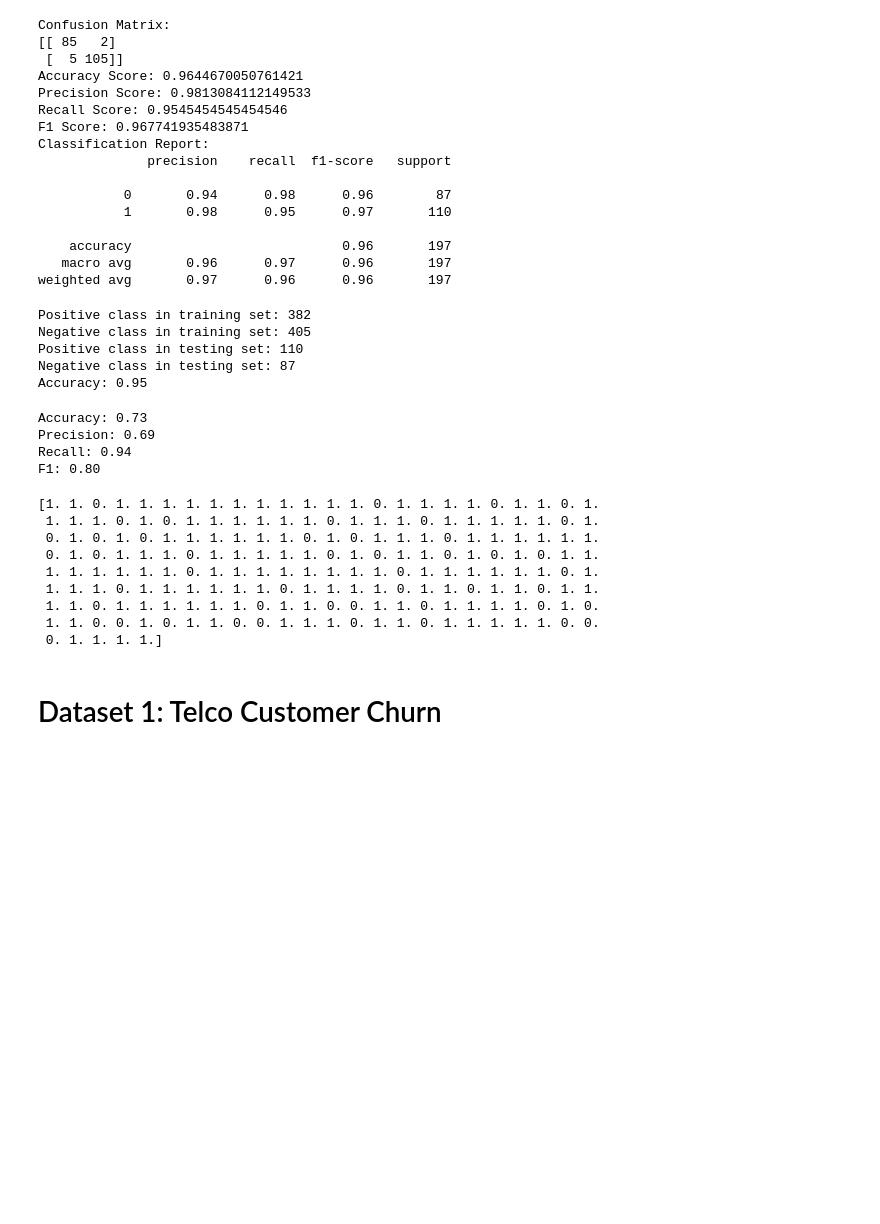
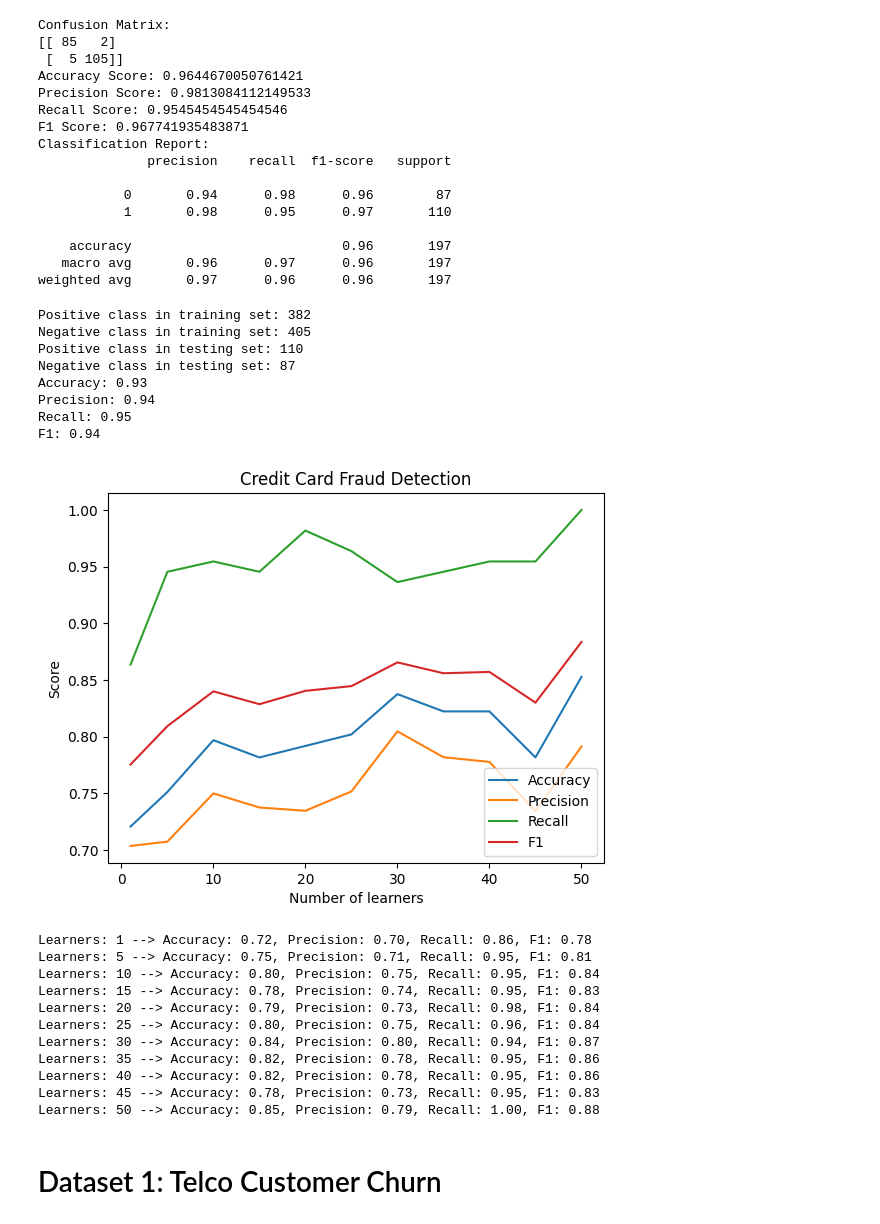
Before and after one commit to shuaibw/cse-472-ML, a Jupyter notebook: offline2/starter.ipynb, the cells around one changed output. Cells and saved outputs as stored; diff of their text form; code cells hidden in the pictures; blank space fills up the shorter version.

Commit message:
Nice👌 plots

```diff
--- a/offline2/starter.ipynb
+++ b/offline2/starter.ipynb
@@ -164,7 +165,7 @@ print(f'Negative class in testing set: {sum(y_test==0)}')
 lr = LogisticRegression(random_state=42)
 
 ada_clf = AdaBoostClassifier(
-    n_estimators=100,
+    n_estimators=20,
 )
 # Train the model
 ada_clf.fit(X_train, y_train)
@@ -175,9 +176,15 @@ y_pred = ada_clf.predict(X_test)
 # Evaluate the model
 accuracy = accuracy_score(y_test, y_pred)
 print(f"Accuracy: {accuracy:.2f}")
+print(f"Precision: {precision_score(y_test, y_pred):.2f}")
+print(f"Recall: {recall_score(y_test, y_pred):.2f}")
+print(f"F1: {f1_score(y_test, y_pred):.2f}")
 # %% [output]
 Positive class in training set: 382
 Negative class in training set: 405
 Positive class in testing set: 110
 Negative class in testing set: 87
-Accuracy: 0.95
+Accuracy: 0.93
+Precision: 0.94
+Recall: 0.95
+F1: 0.94
@@ -293,31 +316,48 @@ def AdaBoostClassifier(X, y, n_estimators=50):
     z = z / np.sum(z)
     return lambda x: np.sign(sum([z[i] * (2*predict(x, h[i])-1) for i in range(n_estimators)]))
     # return lambda x: sum([z[i] * predict(x, h[i]) for i in range(n_estimators)])
-# %%
-ada_clf = AdaBoostClassifier(X_train, y_train, 20)
-y_pred = ada_clf(X_test)
-y_pred[y_pred==-1] = 0
-print(f"Accuracy: {accuracy_score(y_test, y_pred):.2f}")
-print(f"Precision: {precision_score(y_test, y_pred):.2f}")
-print(f"Recall: {recall_score(y_test, y_pred):.2f}")
-print(f"F1: {f1_score(y_test, y_pred):.2f}")
-# %% [output]
-Accuracy: 0.73
-Precision: 0.69
-Recall: 0.94
-F1: 0.80
-# %%
-print(y_pred)
-# %% [output]
-[1. 1. 0. 1. 1. 1. 1. 1. 1. 1. 1. 1. 1. 1. 0. 1. 1. 1. 1. 0. 1. 1. 0. 1.
- 1. 1. 1. 0. 1. 0. 1. 1. 1. 1. 1. 1. 0. 1. 1. 1. 0. 1. 1. 1. 1. 1. 0. 1.
- 0. 1. 0. 1. 0. 1. 1. 1. 1. 1. 1. 0. 1. 0. 1. 1. 1. 0. 1. 1. 1. 1. 1. 1.
- 0. 1. 0. 1. 1. 1. 0. 1. 1. 1. 1. 1. 0. 1. 0. 1. 1. 0. 1. 0. 1. 0. 1. 1.
- 1. 1. 1. 1. 1. 1. 0. 1. 1. 1. 1. 1. 1. 1. 1. 0. 1. 1. 1. 1. 1. 1. 0. 1.
- 1. 1. 1. 0. 1. 1. 1. 1. 1. 1. 0. 1. 1. 1. 1. 0. 1. 1. 0. 1. 1. 0. 1. 1.
- 1. 1. 0. 1. 1. 1. 1. 1. 1. 0. 1. 1. 0. 0. 1. 1. 0. 1. 1. 1. 1. 0. 1. 0.
- 1. 1. 0. 0. 1. 0. 1. 1. 0. 0. 1. 1. 1. 0. 1. 1. 0. 1. 1. 1. 1. 1. 0. 0.
- 0. 1. 1. 1. 1.]
+# %%
+learners = np.arange(0, 51, 5)
+learners[0] = 1
+accuracy = []
+precision = []
+recall = []
+f1 = []
+for n in learners:
+    ada_clf = AdaBoostClassifier(X_train, y_train, n)
+    y_pred = ada_clf(X_test)
+    y_pred[y_pred==-1] = 0
+    accuracy.append(accuracy_score(y_test, y_pred))
+    precision.append(precision_score(y_test, y_pred))
+    recall.append(recall_score(y_test, y_pred))
+    f1.append(f1_score(y_test, y_pred))
+
+plt.plot(learners, accuracy, label='Accuracy')
+plt.plot(learners, precision, label='Precision')
+plt.plot(learners, recall, label='Recall')
+plt.plot(learners, f1, label='F1')
+plt.xlabel('Number of learners')
+plt.ylabel('Score')
+plt.title('Credit Card Fraud Detection')
+plt.legend()
+
+plt.show()
+
+for num_learners,a,p,r,f in zip(learners, accuracy, precision, recall, f1):
+    print(f'Learners: {num_learners} --> Accuracy: {a:.2f}, Precision: {p:.2f}, Recall: {r:.2f}, F1: {f:.2f}')
+# %% [output]
+[figure, added]
+Learners: 1 --> Accuracy: 0.72, Precision: 0.70, Recall: 0.86, F1: 0.78
+Learners: 5 --> Accuracy: 0.75, Precision: 0.71, Recall: 0.95, F1: 0.81
+Learners: 10 --> Accuracy: 0.80, Precision: 0.75, Recall: 0.95, F1: 0.84
+Learners: 15 --> Accuracy: 0.78, Precision: 0.74, Recall: 0.95, F1: 0.83
+Learners: 20 --> Accuracy: 0.79, Precision: 0.73, Recall: 0.98, F1: 0.84
+Learners: 25 --> Accuracy: 0.80, Precision: 0.75, Recall: 0.96, F1: 0.84
+Learners: 30 --> Accuracy: 0.84, Precision: 0.80, Recall: 0.94, F1: 0.87
+Learners: 35 --> Accuracy: 0.82, Precision: 0.78, Recall: 0.95, F1: 0.86
+Learners: 40 --> Accuracy: 0.82, Precision: 0.78, Recall: 0.95, F1: 0.86
+Learners: 45 --> Accuracy: 0.78, Precision: 0.73, Recall: 0.95, F1: 0.83
+Learners: 50 --> Accuracy: 0.85, Precision: 0.79, Recall: 1.00, F1: 0.88
 # %% [markdown]
 # Dataset 1: Telco Customer Churn
 # %%
```
Also changed, not shown: parts of 18 cells of this notebook.
